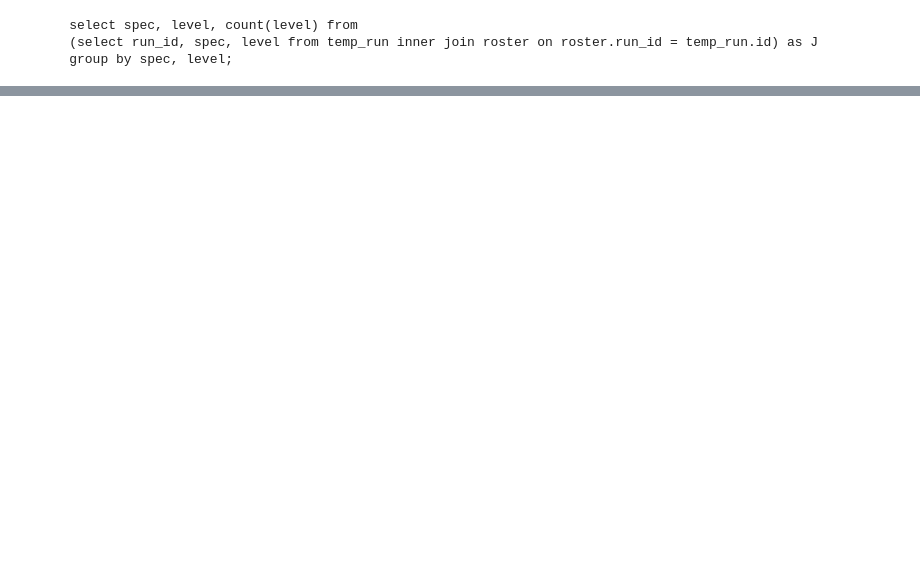
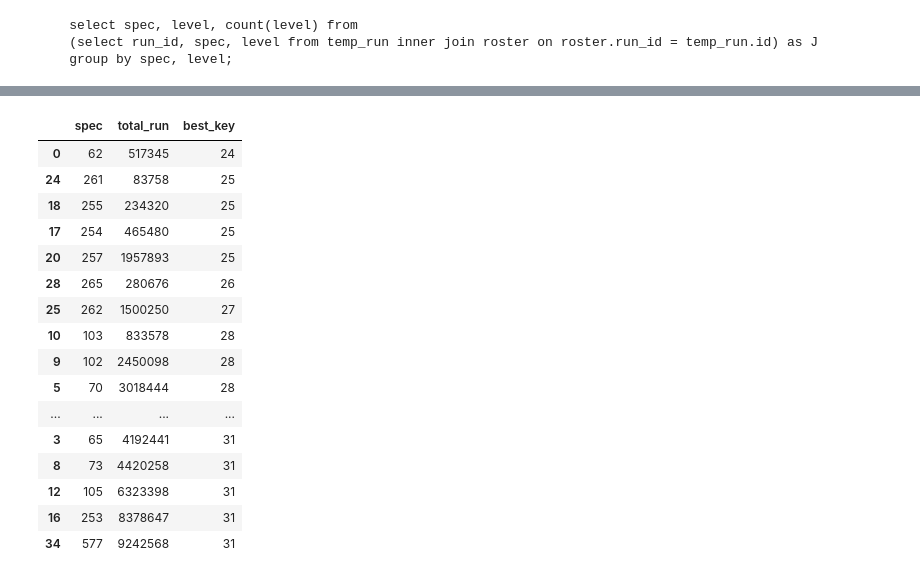
Before and after one commit to ily123/blizzard_api, a Jupyter notebook: dashboard_class_representation/ridge_plot.ipynb, the cells around one changed output, grey strips where cells are left out. Cells and saved outputs as stored; diff of their text form; code cells hidden in the pictures; blank space fills up the shorter version.

```diff
--- a/dashboard_class_representation/ridge_plot.ipynb
+++ b/dashboard_class_representation/ridge_plot.ipynb
@@ -248,0 +64,5 @@ AttributeError: module 'scipy.interpolate' has no attribute 'spline'
+# %%
+def hextofloats(h):
+    '''Takes a hex rgb string (e.g. #ffffff) and returns an RGB tuple (float, float, float).'''
+    return 'rgba(%s,%s,%s, 0.9)' % tuple(int(h[i:i + 2], 16) for i in (1, 3, 5)) # skip '#'
+hextofloats('#C41F3B')
@@ -248,0 +93,24 @@ AttributeError: module 'scipy.interpolate' has no attribute 'spline'
+# %%
+def construct_trace(x, y, offset, spec_color):
+    trace = {
+        "fill": "tozerox",
+        "fillcolor": spec_color,
+        "line": {
+            "color": "black",
+            "shape": "spline",
+            "width": 1.5,
+        },
+        "y": y,
+        "x": x
+    }
+
+    trace_base = {
+    "line": {
+        "width": 0.5,
+        "color": "black"
+    },
+    "y": [offset for i in y],
+    "x": x
+    }
+
+    return trace, trace_base
@@ -248,0 +575,9 @@ AttributeError: module 'scipy.interpolate' has no attribute 'spline'
+# %%
+def find_highest_key(x):
+    highest_key = None
+    for i, a in enumerate(x):
+        if a != 0:
+            highest_key = i+2
+    return highest_key
+
+table.apply(lambda x: find_highest_key(x) , axis=1)
@@ -248,0 +602,24 @@ AttributeError: module 'scipy.interpolate' has no attribute 'spline'
+# %%
+summary_table = pd.DataFrame(table.index)
+summary_table['total_run'] = table.sum(axis=1).values
+summary_table['best_key'] = table.apply(lambda x: find_highest_key(x) , axis=1).values
+# %%
+summary_table.sort_values(by=['best_key', 'total_run'])
+# %% [output]
+|  | spec | total_run | best_key |
+| 0 | 62 | 517345 | 24 |
+| 24 | 261 | 83758 | 25 |
+| 18 | 255 | 234320 | 25 |
+| 17 | 254 | 465480 | 25 |
+| 20 | 257 | 1957893 | 25 |
+| 28 | 265 | 280676 | 26 |
+| 25 | 262 | 1500250 | 27 |
+| 10 | 103 | 833578 | 28 |
+| 9 | 102 | 2450098 | 28 |
+| 5 | 70 | 3018444 | 28 |
+| ... | ... | ... | ... |
+| 3 | 65 | 4192441 | 31 |
+| 8 | 73 | 4420258 | 31 |
+| 12 | 105 | 6323398 | 31 |
+| 16 | 253 | 8378647 | 31 |
+| 34 | 577 | 9242568 | 31 |
```
Also changed, not shown: parts of 28 cells of this notebook, 2 other files.
